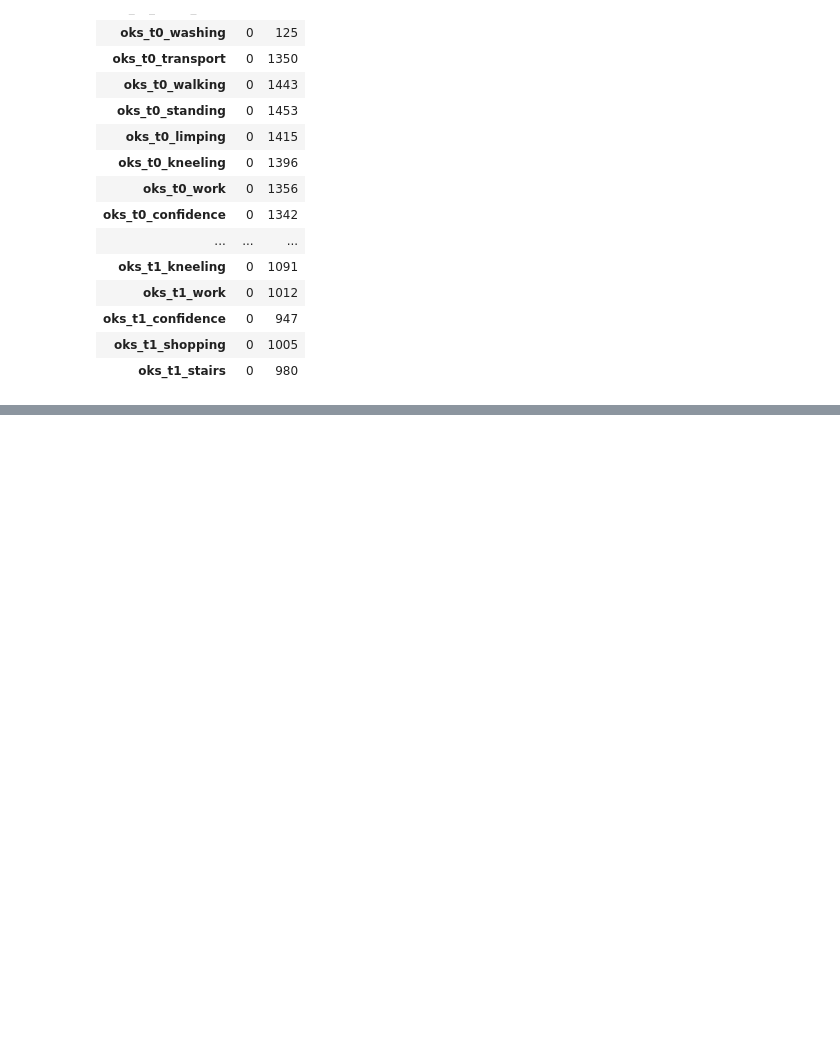
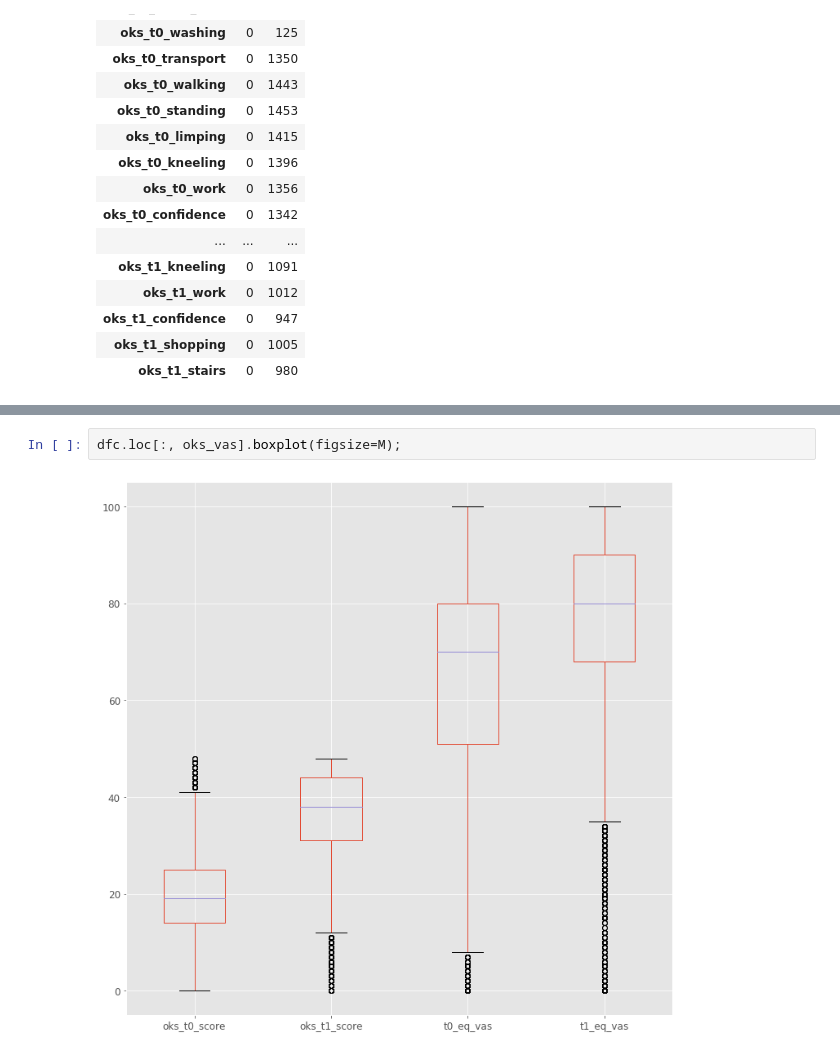
Before and after one commit to EAISI/application-project-nhs-proms, a Jupyter notebook: notebooks/2.0-data-understanding.ipynb, the cells around one changed output, grey strips where cells are left out. Saved outputs shown, nothing was run; the diff lists cells and outputs as text; blank space fills up the shorter version.

```diff
--- a/notebooks/2.0-data-understanding.ipynb
+++ b/notebooks/2.0-data-understanding.ipynb
@@ -203,3 +219,7 @@ eq_vas.boxplot(figsize=FIGSIZE);
+# %%
+dfc.loc[:, oks_vas].boxplot(figsize=M);
+# %% [output]
+[figure, added]
 # %%
 # NB: kde can't handle Int64, hence casting back to float64
 eq_vas.plot(kind='hist', bins=10, density=True, figsize=FIGSIZE, alpha=0.5);
```
Also changed, not shown: parts of 12 cells of this notebook.
